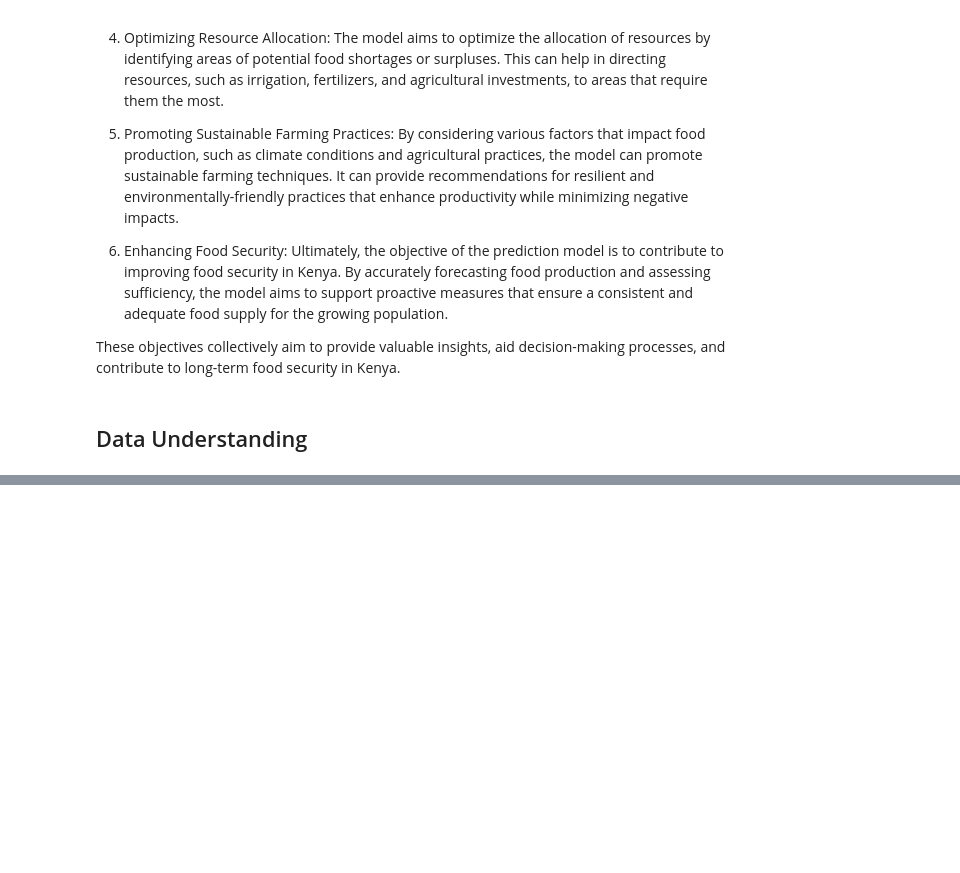
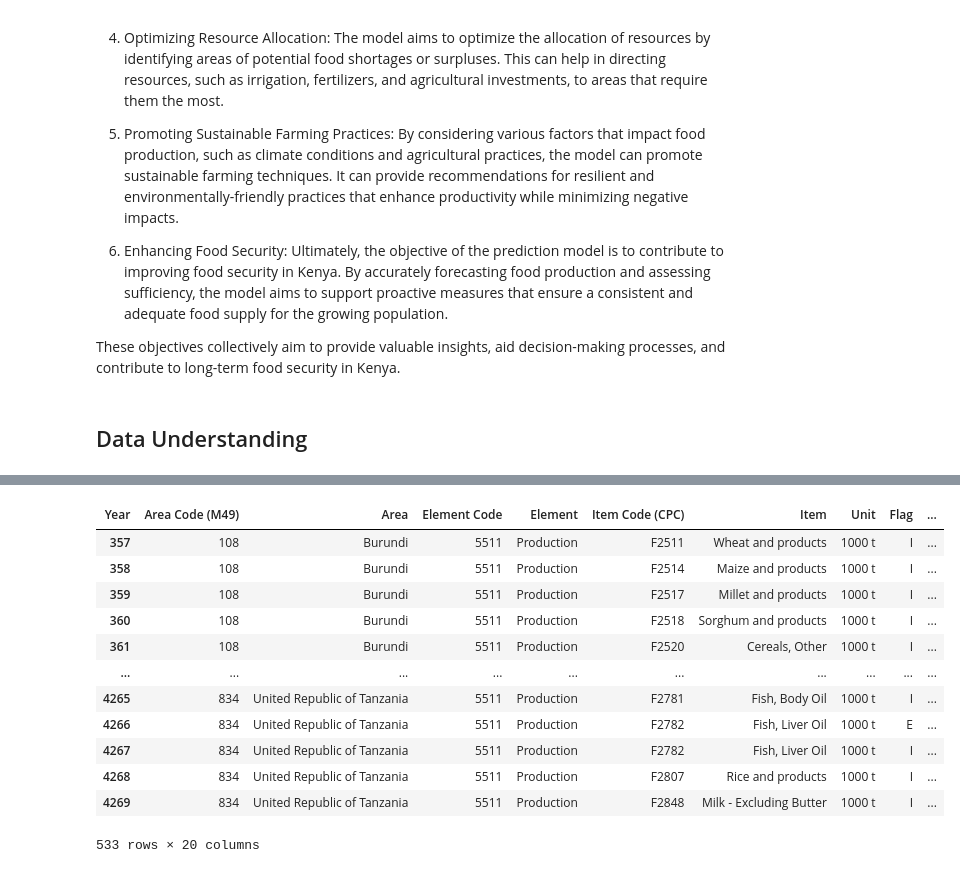
Before and after one commit to Muramati/FAOStat-Dataset-Time-Series, a Jupyter notebook: faostat.ipynb, the cells around one changed output, grey strips where cells are left out. Cells and saved outputs as stored; diff of their text form; code cells hidden in the pictures; blank space fills up the shorter version.

```diff
--- a/faostat.ipynb
+++ b/faostat.ipynb
@@ -84,0 +139,21 @@ memory usage: 979.7+ KB
+# %%
+# Filter the dataframe
+filtered_df = pivot_df[(pivot_df['Element'].str.contains('Production'))
+                 & (pivot_df['Item'] != 'Population')]
+
+# Print the filtered dataframe
+filtered_df
+# %% [output]
+| Year | Area Code (M49) | Area | Element Code | Element | Item Code (CPC) | Item | Unit | Flag | ... |
+| 357 | 108 | Burundi | 5511 | Production | F2511 | Wheat and products | 1000 t | I | ... |
+| 358 | 108 | Burundi | 5511 | Production | F2514 | Maize and products | 1000 t | I | ... |
+| 359 | 108 | Burundi | 5511 | Production | F2517 | Millet and products | 1000 t | I | ... |
+| 360 | 108 | Burundi | 5511 | Production | F2518 | Sorghum and products | 1000 t | I | ... |
+| 361 | 108 | Burundi | 5511 | Production | F2520 | Cereals, Other | 1000 t | I | ... |
+| ... | ... | ... | ... | ... | ... | ... | ... | ... | ... |
+| 4265 | 834 | United Republic of Tanzania | 5511 | Production | F2781 | Fish, Body Oil | 1000 t | I | ... |
+| 4266 | 834 | United Republic of Tanzania | 5511 | Production | F2782 | Fish, Liver Oil | 1000 t | E | ... |
+| 4267 | 834 | United Republic of Tanzania | 5511 | Production | F2782 | Fish, Liver Oil | 1000 t | I | ... |
+| 4268 | 834 | United Republic of Tanzania | 5511 | Production | F2807 | Rice and products | 1000 t | I | ... |
+| 4269 | 834 | United Republic of Tanzania | 5511 | Production | F2848 | Milk - Excluding Butter | 1000 t | I | ... |
+533 rows × 20 columns
```
Also changed, not shown: parts of 5 cells of this notebook, 2 other files.
